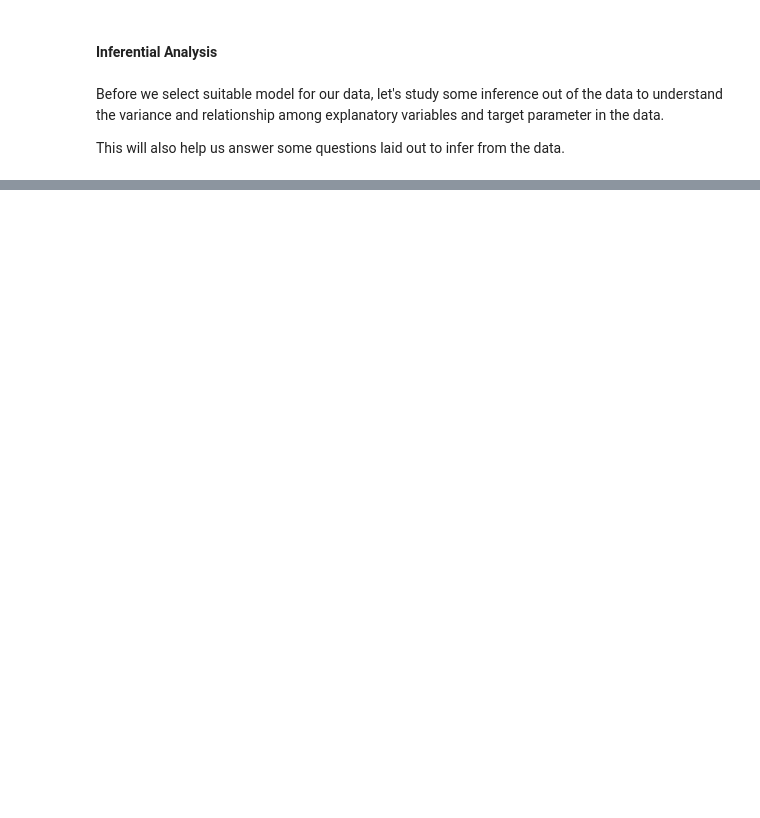
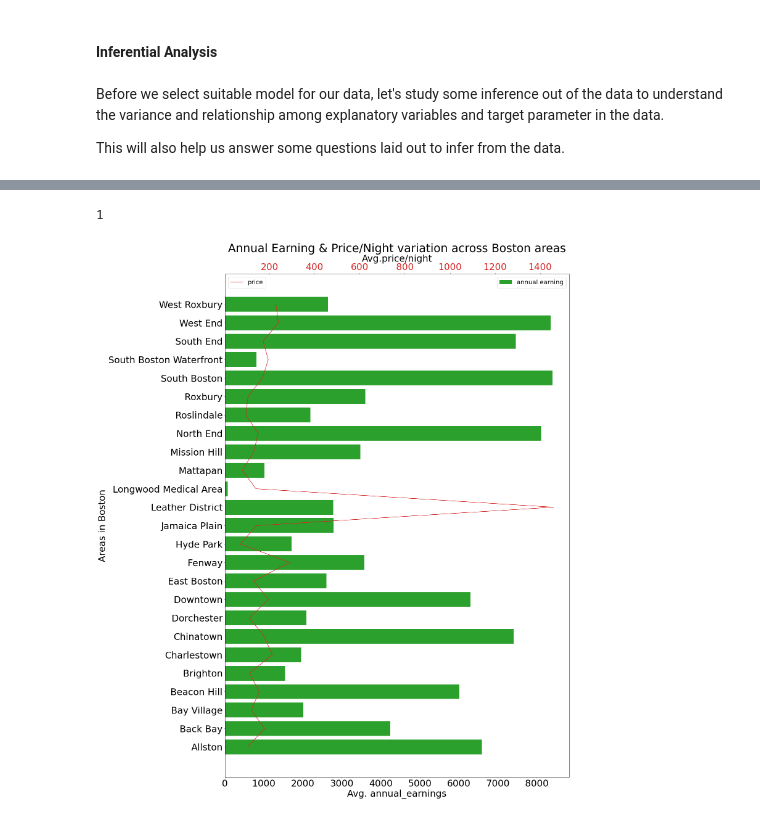
Before and after one commit to rindhane/DataMusings, a Jupyter notebook: EDA/Exploratory_Data_Analysis.ipynb, the cells around one changed output, grey strips where cells are left out. Drawn from its saved outputs; the diff is of its cells as text; code cells hidden in the pictures; blank space fills up the shorter version.

```diff
--- a/EDA/Exploratory_Data_Analysis.ipynb
+++ b/EDA/Exploratory_Data_Analysis.ipynb
@@ -900,25 +860,29 @@ tmp.head()
 # %%
-#let's visualize whether price/night is the only factor to increase earning.
+#results3 : Variation of avg.price & annual_earning across areas
 from plot_functions import plot_graph_doubleX
 tmp1=data[['neighbourhood_cleansed',
      'annual_earnings']].groupby(['neighbourhood_cleansed']).mean()
 tmp2=data[['neighbourhood_cleansed',
      'price']].groupby(['neighbourhood_cleansed']).mean()
 inputs={
     'title':'Annual Earning & Price/Night variation across Boston areas',
-    'x_label':'avg. annual_earnings',
+    'x_label':'Avg. annual_earnings',
     'y_label':'Areas in Boston',
     'kind':'barh',
-    'x_label2': 'avg.price/night',
+    'x_label2': 'Avg.price/night',
     'figWidth':20,
     'figHeight':30,
     'labelsize':30,
     'fontsize':30,
     'legendsize':20,
     'legendlabel':'annual earning',
     'legendlabel2': 'price',
-    'file_': 'earning_distribution.jpg'
+    'file_': 'results/earning_distribution.jpg'
     }
 plot_graph_doubleX([tmp1.index.values,tmp1.values.flatten()],
           [tmp2.values.flatten(),tmp2.index.values,],
            **inputs)
+1
+# %% [output]
+1
+[figure, added]
```
Also changed, not shown: parts of 37 cells of this notebook, 2 other files.
